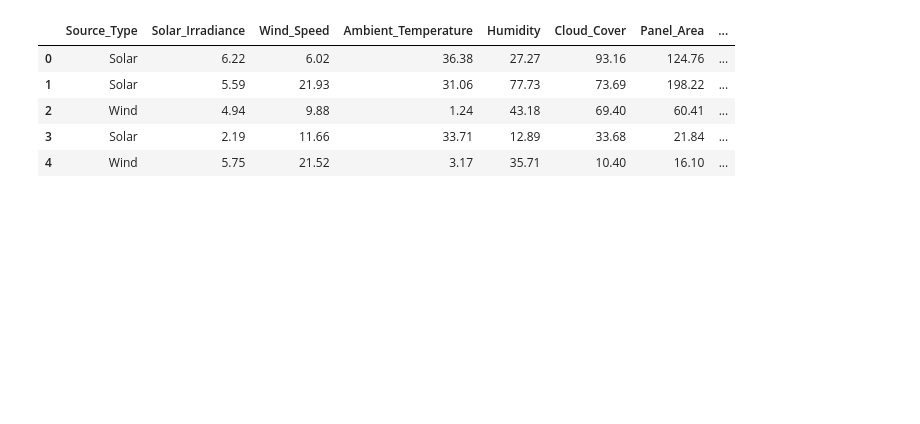
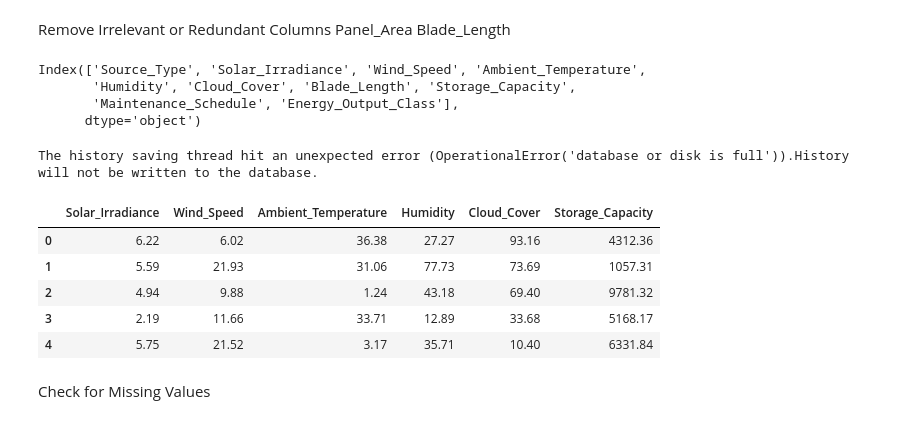
Before and after one commit to AmanPatre/Weather-Based-Energy-Prediction-System-Realtime-Data-, a Jupyter notebook: jupyter-notebook/model_precessing.ipynb, the cells around one changed output. Drawn from its saved outputs; the diff is of its cells as text; code cells hidden in the pictures; blank space fills up the shorter version.

Commit message:
removing some columns from old csv data

```diff
--- a/jupyter-notebook/model_precessing.ipynb
+++ b/jupyter-notebook/model_precessing.ipynb
@@ -42,0 +4,3 @@ memory usage: 86.1+ KB
+# %%
+df=pd.read_csv("E:/weather-prediction-model/Data/weather_last_year_data .csv")
+df.head()
@@ -43,9 +37,42 @@ memory usage: 86.1+ KB
+# %% [markdown]
+Remove Irrelevant or Redundant Columns
+Panel_Area
+Blade_Length
+# %%
+if "Panel_Area"  in df.columns:
+    df.drop(columns=["Panel_Area"], inplace=True)
+    df.drop(columns=["Blade_Length"], inplace=True)
+    df.drop(columns=["Source_Type"], inplace=True)
+# %%
+df.columns
+# %% [output]
+Index(['Source_Type', 'Solar_Irradiance', 'Wind_Speed', 'Ambient_Temperature',
+       'Humidity', 'Cloud_Cover', 'Blade_Length', 'Storage_Capacity',
+       'Maintenance_Schedule', 'Energy_Output_Class'],
+      dtype='object')
+# %%
+if "Blade_Length"  in df.columns:
+  df.drop(columns=["Blade_Length"], inplace=True)
+
+if "Source_Type"  in df.columns:
+  df.drop(columns=["Source_Type"], inplace=True)
+
+if "Energy_Output_Class"  in df.columns:
+  df.drop(columns=["Energy_Output_Class"], inplace=True)
+
+
+if "Maintenance_Schedule"  in df.columns:
+  df.drop(columns=["Maintenance_Schedule"], inplace=True)
+# %% [output]
+The history saving thread hit an unexpected error (OperationalError('database or disk is full')).History will not be written to the database.
 # %%
-data.head()
+df.head()
 # %% [output]
-|  | Source_Type | Solar_Irradiance | Wind_Speed | Ambient_Temperature | Humidity | Cloud_Cover | Panel_Area | ... |
-| 0 | Solar | 6.22 | 6.02 | 36.38 | 27.27 | 93.16 | 124.76 | ... |
-| 1 | Solar | 5.59 | 21.93 | 31.06 | 77.73 | 73.69 | 198.22 | ... |
-| 2 | Wind | 4.94 | 9.88 | 1.24 | 43.18 | 69.40 | 60.41 | ... |
-| 3 | Solar | 2.19 | 11.66 | 33.71 | 12.89 | 33.68 | 21.84 | ... |
-| 4 | Wind | 5.75 | 21.52 | 3.17 | 35.71 | 10.40 | 16.10 | ... |
+|  | Solar_Irradiance | Wind_Speed | Ambient_Temperature | Humidity | Cloud_Cover | Storage_Capacity |
+| 0 | 6.22 | 6.02 | 36.38 | 27.27 | 93.16 | 4312.36 |
+| 1 | 5.59 | 21.93 | 31.06 | 77.73 | 73.69 | 1057.31 |
+| 2 | 4.94 | 9.88 | 1.24 | 43.18 | 69.40 | 9781.32 |
+| 3 | 2.19 | 11.66 | 33.71 | 12.89 | 33.68 | 5168.17 |
+| 4 | 5.75 | 21.52 | 3.17 | 35.71 | 10.40 | 6331.84 |
+# %% [markdown]
+Check for Missing Values
```
Also changed, not shown: parts of 8 cells of this notebook.
